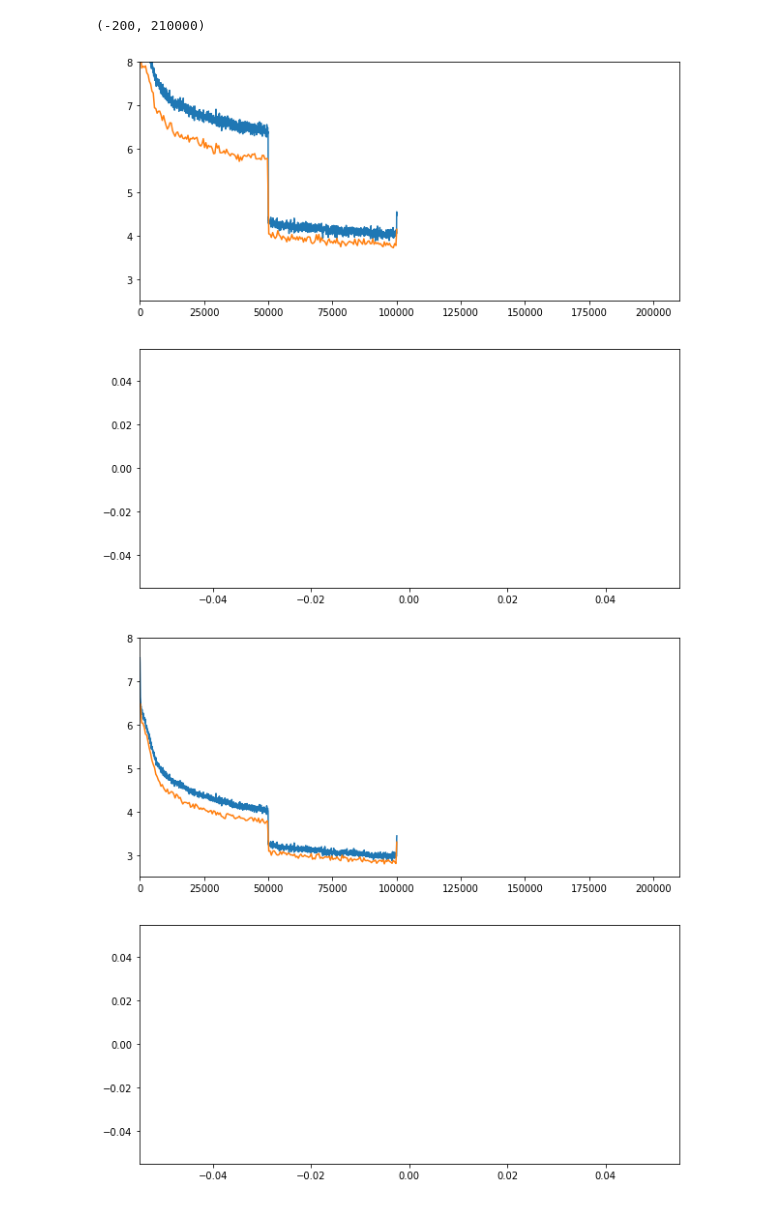
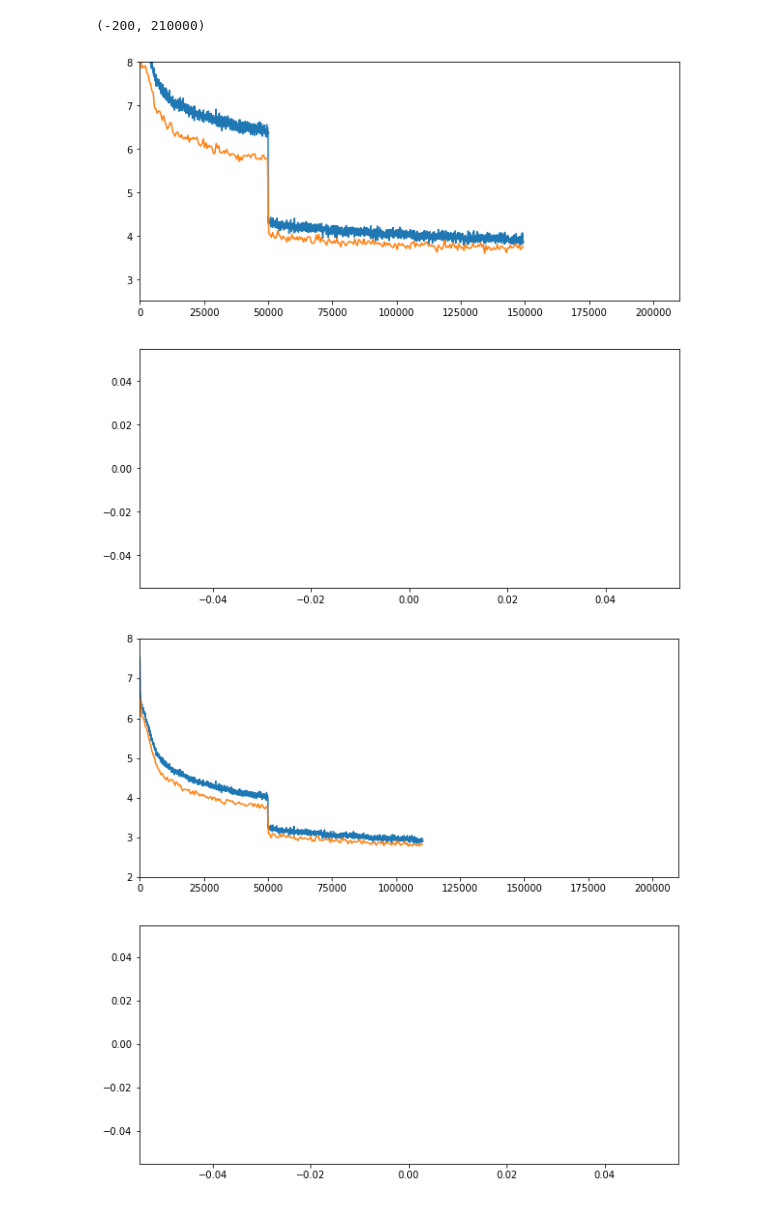
Before and after one commit to dmcinerney/Summarization, a Jupyter notebook: plot_checkpoint.ipynb, the cells around one changed output. Saved outputs shown, nothing was run; the diff lists cells and outputs as text; code cells hidden in the pictures.

```diff
--- a/plot_checkpoint.ipynb
+++ b/plot_checkpoint.ipynb
@@ -1,13 +1,13 @@
 # %%
 from pytorch_helper import plot_checkpoint
 # %%
-ax_losses, ax_errors = plot_checkpoint("checkpoints/LSTMCheckpoints5/checkpoint", figure_name='plot', show=False, average_over=50)
+ax_losses, ax_errors = plot_checkpoint("checkpoints/LSTMCheckpoints5_1/checkpoint", figure_name='plot', show=False, average_over=50)
 ax_losses.set_ylim([2.5,8])
 ax_losses.set_xlim([-200,210000])
-ax_losses, ax_errors = plot_checkpoint("checkpoints/LSTMCheckpoints4/checkpoint", figure_name='plot', show=False, average_over=50)
-ax_losses.set_ylim([2.5,8])
+ax_losses, ax_errors = plot_checkpoint("checkpoints/LSTMCheckpoints4_1/checkpoint", figure_name='plot', show=False, average_over=50)
+ax_losses.set_ylim([2,8])
 ax_losses.set_xlim([-200,210000])
 # %% [output]
 (-200, 210000)
-[figure, old version]
+[figure, new version]
-[figure, old version]
+[figure, new version]
```
Also changed, not shown: 11 other files.
